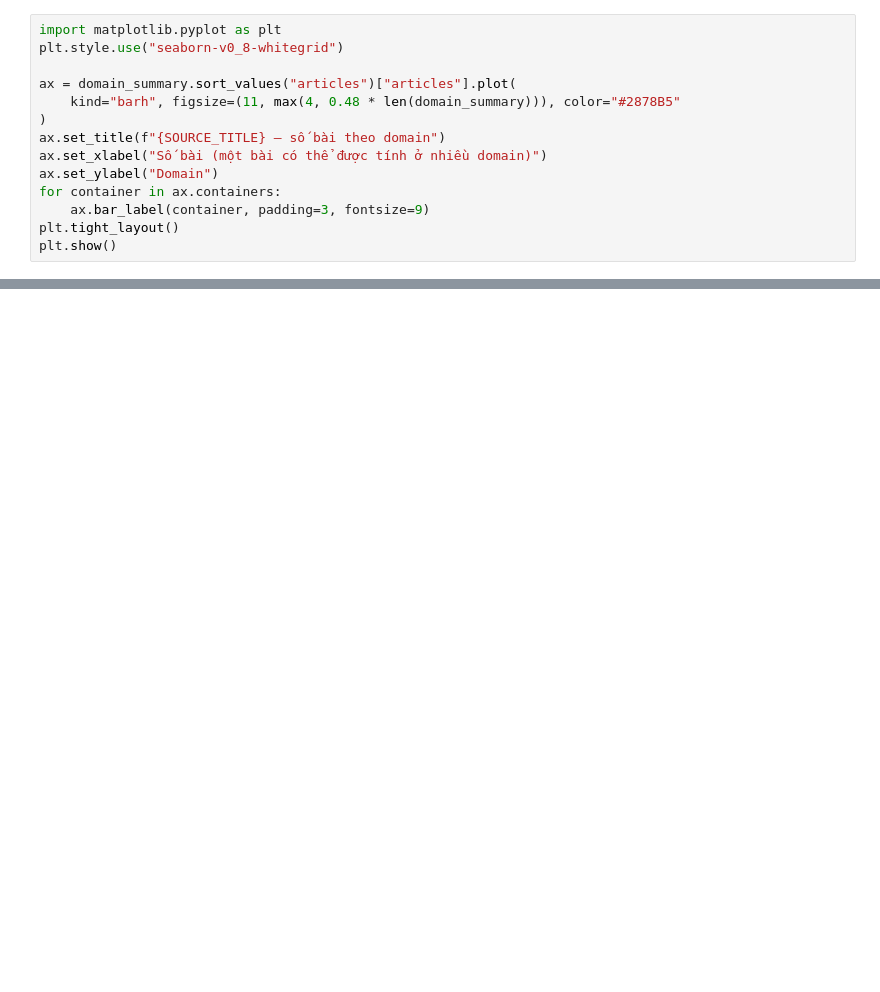
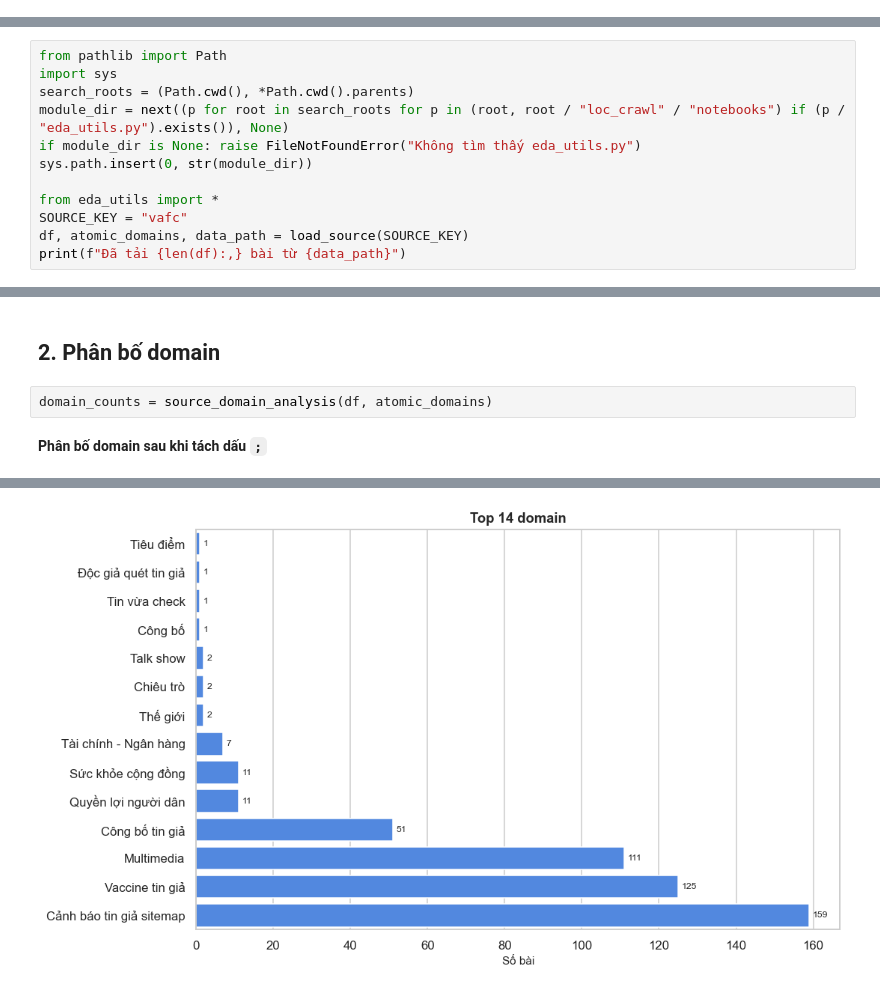
Before and after one commit to mmmm144/Fact-checking, a Jupyter notebook: loc_crawl/notebooks/eda_vafc.ipynb, the cells around one changed output, grey strips where cells are left out. Cells and saved outputs as stored; diff of their text form; blank space fills up the shorter version.

Commit message:
EDA data

```diff
--- a/loc_crawl/notebooks/eda_vafc.ipynb
+++ b/loc_crawl/notebooks/eda_vafc.ipynb
@@ -123,14 +0,0 @@ print("Domain ngoài danh sách mong đợi:", unexpected or "Không có")
-# %%
-import matplotlib.pyplot as plt
-plt.style.use("seaborn-v0_8-whitegrid")
-
-ax = domain_summary.sort_values("articles")["articles"].plot(
-    kind="barh", figsize=(11, max(4, 0.48 * len(domain_summary))), color="#2878B5"
-)
-ax.set_title(f"{SOURCE_TITLE} — số bài theo domain")
-ax.set_xlabel("Số bài (một bài có thể được tính ở nhiều domain)")
-ax.set_ylabel("Domain")
-for container in ax.containers:
-    ax.bar_label(container, padding=3, fontsize=9)
-plt.tight_layout()
-plt.show()
@@ -260,0 +5,12 @@ else:
+# %%
+from pathlib import Path
+import sys
+search_roots = (Path.cwd(), *Path.cwd().parents)
+module_dir = next((p for root in search_roots for p in (root, root / "loc_crawl" / "notebooks") if (p / "eda_utils.py").exists()), None)
+if module_dir is None: raise FileNotFoundError("Không tìm thấy eda_utils.py")
+sys.path.insert(0, str(module_dir))
+
+from eda_utils import *
+SOURCE_KEY = "vafc"
+df, atomic_domains, data_path = load_source(SOURCE_KEY)
+print(f"Đã tải {len(df):,} bài từ {data_path}")
@@ -260,0 +42,6 @@ else:
+# %% [markdown]
+## 2. Phân bố domain
+# %%
+domain_counts = source_domain_analysis(df, atomic_domains)
+# %% [output]
+**Phân bố domain sau khi tách dấu `;`**
@@ -260,0 +63 @@ else:
+[figure, added]
```
Also changed, not shown: parts of 33 cells of this notebook, 5 other files.
